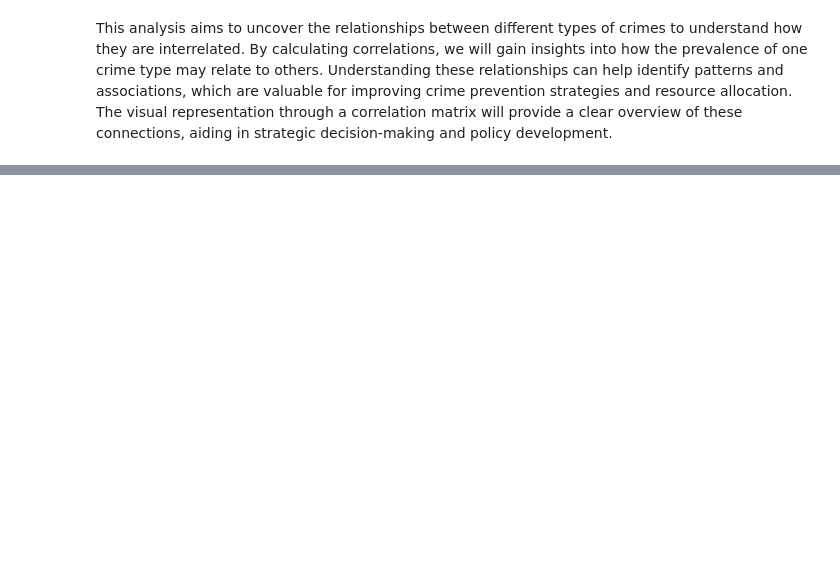
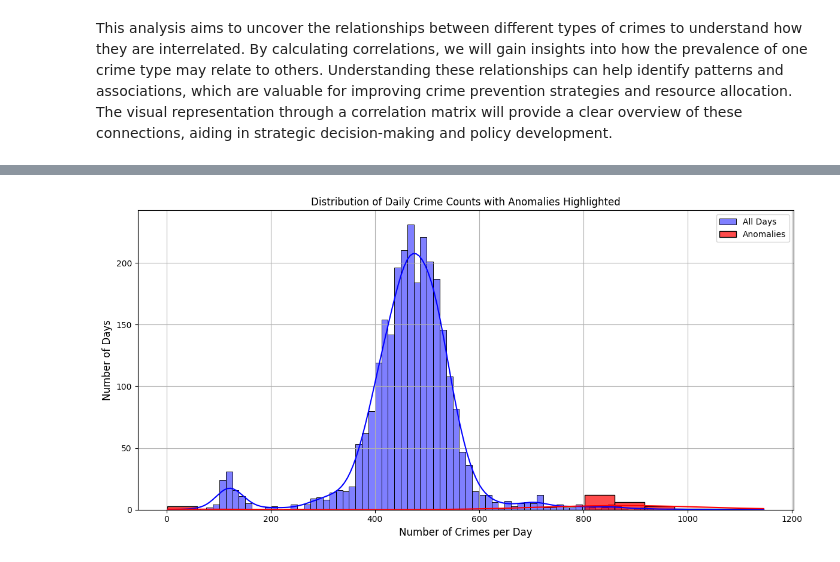
Before and after one commit to TereshchenkoKyrylo/Los-Angeles-Crimes-Analysis, a Jupyter notebook: notebook.ipynb, the cells around one changed output, grey strips where cells are left out. Cells and saved outputs as stored; diff of their text form; code cells hidden in the pictures; blank space fills up the shorter version.

```diff
--- a/notebook.ipynb
+++ b/notebook.ipynb
@@ -1744,0 +1781,59 @@ Overall, correlation analysis provides valuable information for making data-driv
+# %%
+# Distribution plot of the number of crimes
+plt.figure(figsize=(12, 6))
+sns.histplot(crime_counts_per_day['crime_count'], kde=True, color='blue', label='All Days')
+sns.histplot(anomalies_if['crime_count'], kde=True, color='red', label='Anomalies', alpha=0.7)
+plt.title('Distribution of Daily Crime Counts with Anomalies Highlighted')
+plt.xlabel('Number of Crimes per Day', fontsize=12)
+plt.ylabel('Number of Days', fontsize=12)
+plt.legend()
+plt.grid(True)
+plt.tight_layout()
+plt.show()
+
+# Scatter plot of anomalies by year
+fig = px.scatter(
+    crime_counts_per_day,
+    x='date_occ',
+    y='crime_count',
+    color='anomaly_if',
+    labels={
+        'date_occ': 'Date of Occurrence (DD/MM/YYYY)',
+        'crime_count': 'Number of Crimes per Day',
+        'anomaly_if': 'Anomaly Status',
+    },
+    title='Crime Anomalies',
+    color_discrete_map={'Anomaly': '#f44848', 'Normal': '#8080ff'}
+)
+
+# Format the x-axis to show full date
+fig.update_layout(
+    xaxis_title='Date of Occurrence',
+    yaxis_title='Number of Crimes per Day',
+    xaxis=dict(
+        tickformat='%d/%m/%Y',  # Format: Day/Month/Year
+        title='Date of Occurrence (DD/MM/YYYY)'
+    ),
+    xaxis_rangeslider_visible=False,  # Remove slider
+    template='plotly_white'
+)
+
+# Update hover label appearance
+fig.update_layout(
+    hoverlabel=dict(
+        bgcolor='rgba(255, 255, 255, 1)',  # White background with full opacity
+        font_color='black',  # Black text
+        font_size=12  # Font size
+    )
+)
+
+
+# Display the plot
+fig.show(config={
+    'displayModeBar': False,  # Disables the top toolbar
+    'scrollZoom': False,  # Disables zooming with the scroll wheel
+    'displaylogo': False,  # Disables the Plotly logo
+    'modeBarButtonsToRemove': ['zoom2d', 'pan2d', 'select2d', 'lasso2d', 'zoomIn2d', 'zoomOut2d', 'autoScale2d', 'resetScale2d', 'hoverClosestCartesian', 'hoverCompareCartesian'],  # Removes specific buttons from the toolbar
+})
+# %% [output]
+[figure, added]
```
Also changed, not shown: parts of 20 cells of this notebook.
